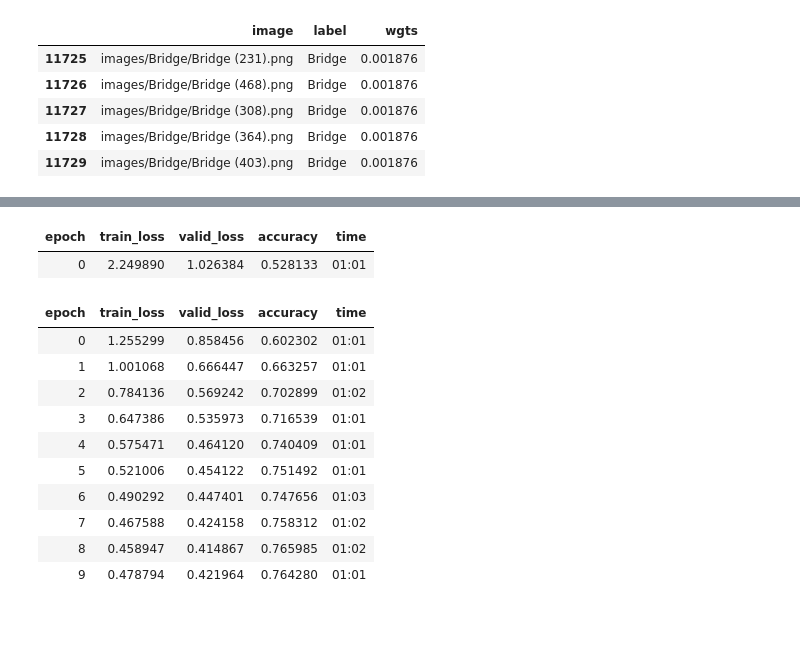
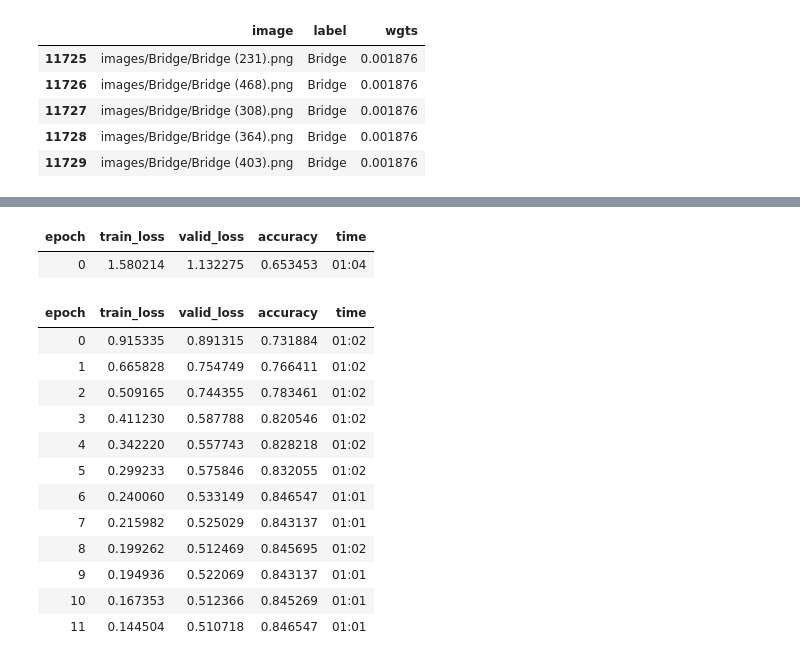
Before and after one commit to Akitsuyoshi/recaptch_breaker, a Jupyter notebook: recaptch_classifier.ipynb, the cells around one changed output, grey strips where cells are left out. Drawn from its saved outputs; the diff is of its cells as text; code cells hidden in the pictures; blank space fills up the shorter version.

```diff
--- a/recaptch_classifier.ipynb
+++ b/recaptch_classifier.ipynb
@@ -255,20 +245,22 @@ SuggestedLRs(valley=0.02290867641568184)
 # %%
-lr = 2e-2
-learn.fine_tune(10, lr)
+lr = 1.2e-3
+learn.fine_tune(12, lr)
 # %% [output]
 | epoch | train_loss | valid_loss | accuracy | time |
-| 0 | 2.249890 | 1.026384 | 0.528133 | 01:01 |
+| 0 | 1.580214 | 1.132275 | 0.653453 | 01:04 |
 | epoch | train_loss | valid_loss | accuracy | time |
-| 0 | 1.255299 | 0.858456 | 0.602302 | 01:01 |
-| 1 | 1.001068 | 0.666447 | 0.663257 | 01:01 |
-| 2 | 0.784136 | 0.569242 | 0.702899 | 01:02 |
-| 3 | 0.647386 | 0.535973 | 0.716539 | 01:01 |
-| 4 | 0.575471 | 0.464120 | 0.740409 | 01:01 |
-| 5 | 0.521006 | 0.454122 | 0.751492 | 01:01 |
-| 6 | 0.490292 | 0.447401 | 0.747656 | 01:03 |
-| 7 | 0.467588 | 0.424158 | 0.758312 | 01:02 |
-| 8 | 0.458947 | 0.414867 | 0.765985 | 01:02 |
-| 9 | 0.478794 | 0.421964 | 0.764280 | 01:01 |
+| 0 | 0.915335 | 0.891315 | 0.731884 | 01:02 |
+| 1 | 0.665828 | 0.754749 | 0.766411 | 01:02 |
+| 2 | 0.509165 | 0.744355 | 0.783461 | 01:02 |
+| 3 | 0.411230 | 0.587788 | 0.820546 | 01:02 |
+| 4 | 0.342220 | 0.557743 | 0.828218 | 01:02 |
+| 5 | 0.299233 | 0.575846 | 0.832055 | 01:02 |
+| 6 | 0.240060 | 0.533149 | 0.846547 | 01:01 |
+| 7 | 0.215982 | 0.525029 | 0.843137 | 01:01 |
+| 8 | 0.199262 | 0.512469 | 0.845695 | 01:02 |
+| 9 | 0.194936 | 0.522069 | 0.843137 | 01:01 |
+| 10 | 0.167353 | 0.512366 | 0.845269 | 01:01 |
+| 11 | 0.144504 | 0.510718 | 0.846547 | 01:01 |
 # %%
 learn.recorder.plot_loss()
 # %% [output]
```
Also changed, not shown: parts of 13 cells of this notebook.
